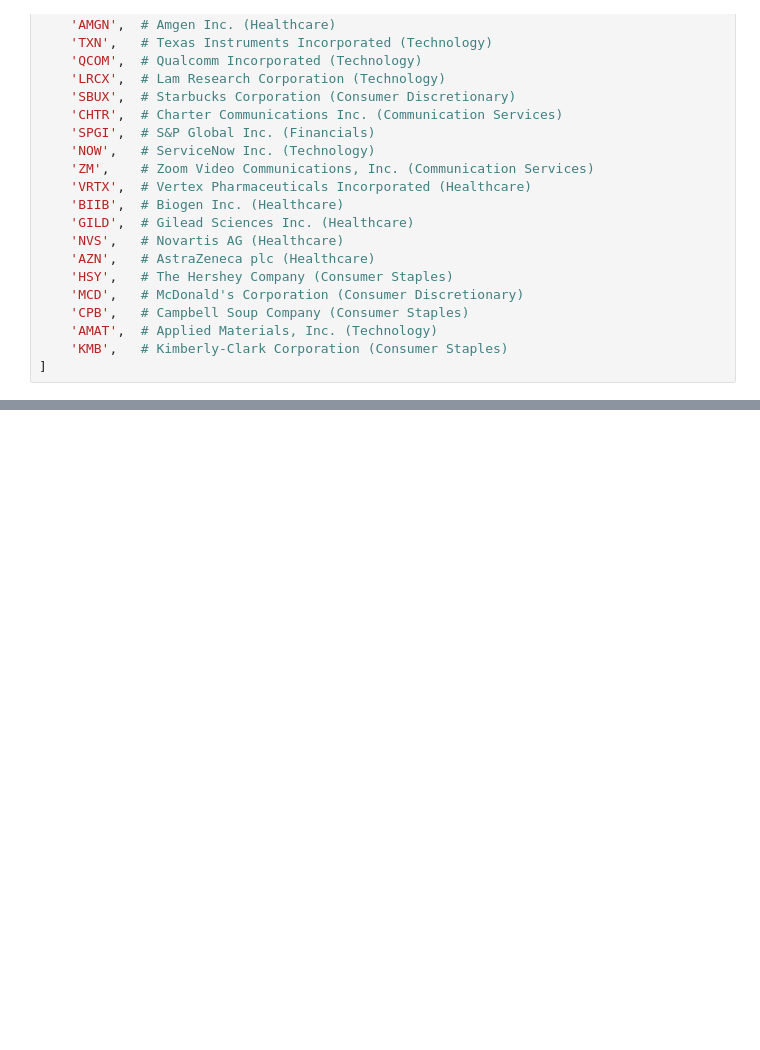
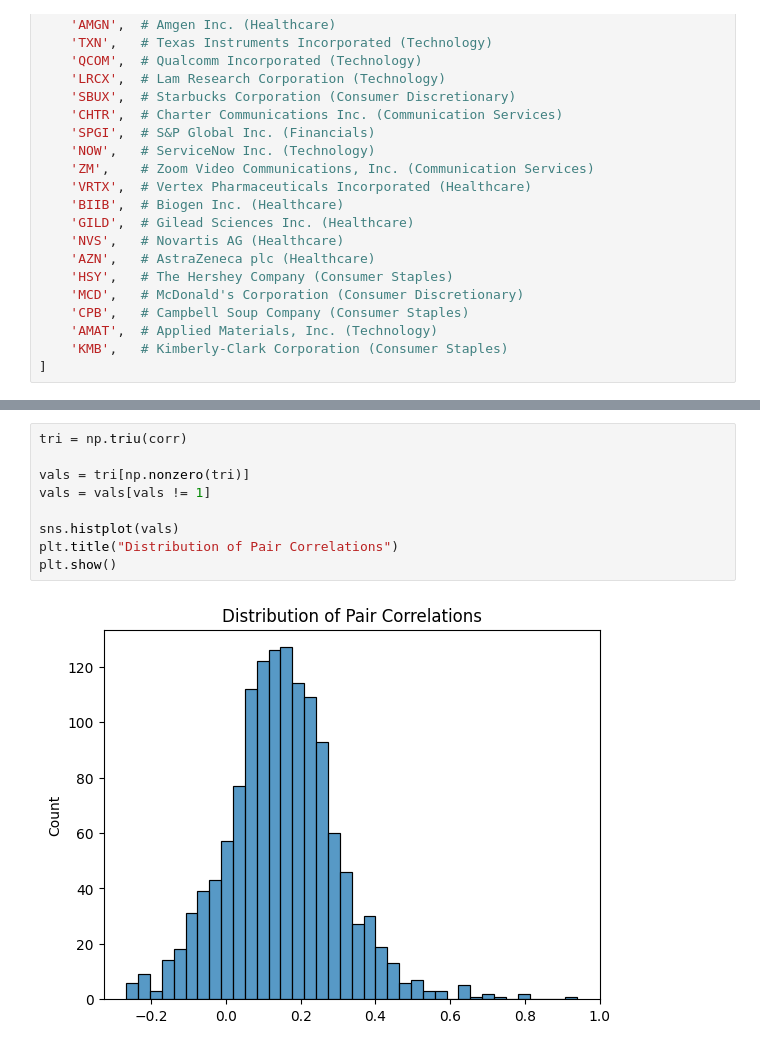
Before and after one commit to andrewhall1124/pairs_trading, a Jupyter notebook: preliminary_research.ipynb, the cells around one changed output, grey strips where cells are left out. Saved outputs shown, nothing was run; the diff lists cells and outputs as text; blank space fills up the shorter version.

Commit message:
Added hist plots

```diff
--- a/preliminary_research.ipynb
+++ b/preliminary_research.ipynb
@@ -169,0 +170,11 @@ corr.head()
+# %%
+tri = np.triu(corr)
+
+vals = tri[np.nonzero(tri)]
+vals = vals[vals != 1]
+
+sns.histplot(vals)
+plt.title("Distribution of Pair Correlations")
+plt.show()
+# %% [output]
+[figure, added]
```
Also changed, not shown: parts of 9 cells of this notebook.
